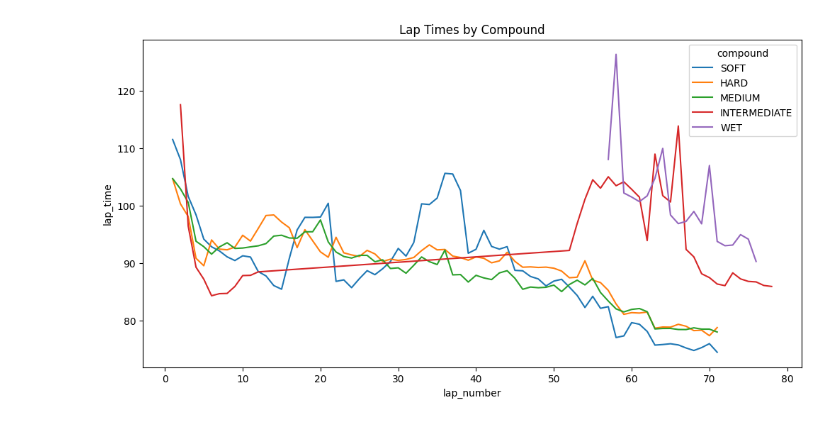
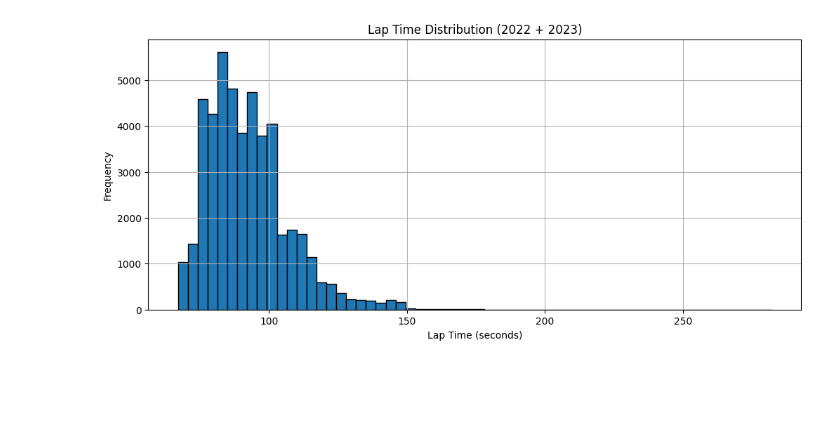
Before and after one commit to Shrey12202/Visualize-F1, a Jupyter notebook: intial_data_analysis.ipynb, the cells around one changed output. Saved outputs shown, nothing was run; the diff lists cells and outputs as text; code cells hidden in the pictures; blank space fills up the shorter version.

```diff
--- a/intial_data_analysis.ipynb
+++ b/intial_data_analysis.ipynb
@@ -10,13 +6,32 @@ import seaborn as sns
 import fastf1
 from tqdm import tqdm
 # %%
-# -------------------------------------------
-# 1. Load Dataset
-# -------------------------------------------
+import pandas as pd
 
-df = pd.read_csv("data/f1_ml_laps_dataset.csv")
+# 2023 dataset
+df_2023 = pd.read_csv("/data/f1_ml_laps_dataset.csv")
 
+# Adding season label if missing
+if "season" not in df_2023.columns:
+    df_2023["season"] = 2023
+else:
+    df_2023["season"] = df_2023["season"].fillna(2023).astype(int)
 
-print("Dataset loaded. Shape:", df.shape)
+print(f"2023 rows: {len(df_2023):,}")
+
+# 2022 dataset
+df_2022 = pd.read_csv("/data/f1_2022_races.csv")
+
+# Adding season label if missing
+if "season" not in df_2022.columns:
+    df_2022["season"] = 2022
+else:
+    df_2022["season"] = df_2022["season"].fillna(2022).astype(int)
+
+print(f"2022 rows: {len(df_2022):,}")
+
+df = pd.concat([df_2022, df_2023], ignore_index=True)
+
+print(f"Total combined rows: {len(df):,}")
 df.head()
 # %% [output]
@@ -200,7 +164,9 @@ plt.show()
 # %%
-plt.figure(figsize=(12,6))
-sns.lineplot(data=df, x="lap_number", y="lap_time", hue="compound", errorbar=None)
-plt.title("Lap Times by Compound")
+plt.figure(figsize=(12,5))
+df['lap_time'].dropna().hist(bins=60, edgecolor='black')
+plt.title("Lap Time Distribution (2022 + 2023)")
+plt.xlabel("Lap Time (seconds)")
+plt.ylabel("Frequency")
 plt.show()
 # %% [output]
-[figure, old version]
+[figure, new version]
```
Also changed, not shown: parts of 18 cells of this notebook, 28 other files.
